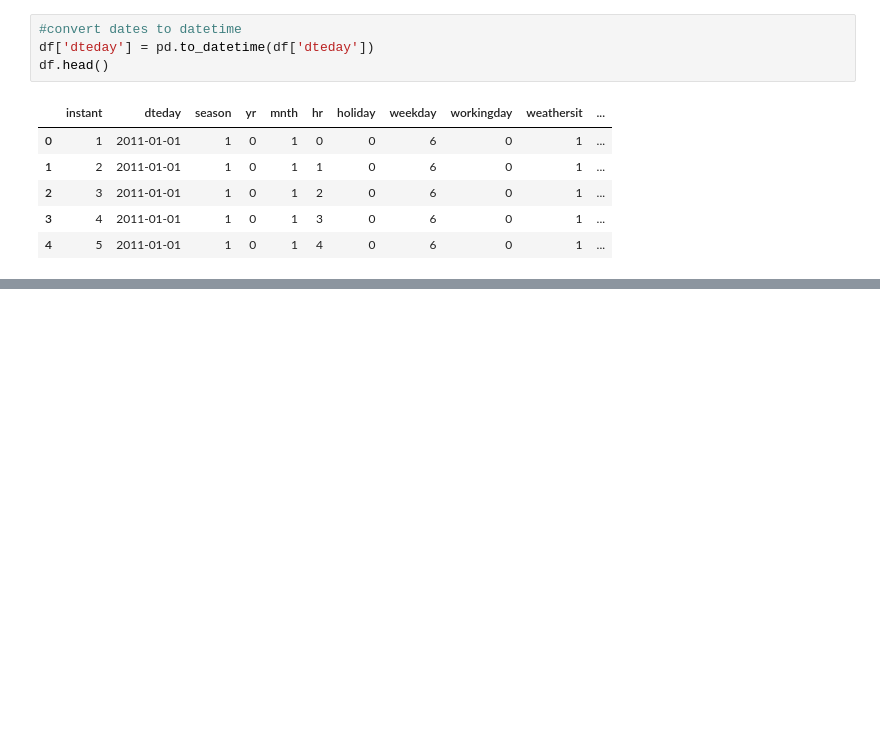
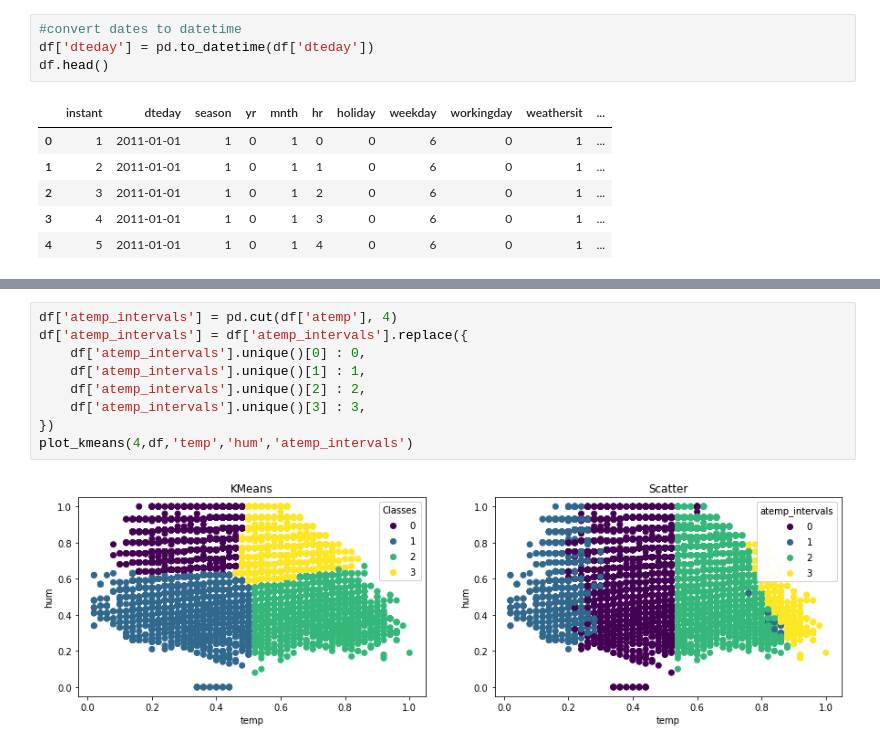
Before and after one commit to lucastsc/bike, a Jupyter notebook: bike.ipynb, the cells around one changed output, grey strips where cells are left out. Saved outputs shown, nothing was run; the diff lists cells and outputs as text; blank space fills up the shorter version.

```diff
--- a/bike.ipynb
+++ b/bike.ipynb
@@ -88,0 +117,11 @@ Text(0, 0.5, 'cnt')
+# %%
+df['atemp_intervals'] = pd.cut(df['atemp'], 4)
+df['atemp_intervals'] = df['atemp_intervals'].replace({
+    df['atemp_intervals'].unique()[0] : 0,
+    df['atemp_intervals'].unique()[1] : 1,
+    df['atemp_intervals'].unique()[2] : 2,
+    df['atemp_intervals'].unique()[3] : 3,
+})
+plot_kmeans(4,df,'temp','hum','atemp_intervals')
+# %% [output]
+[figure, added]
```
Also changed, not shown: parts of 4 cells of this notebook.
